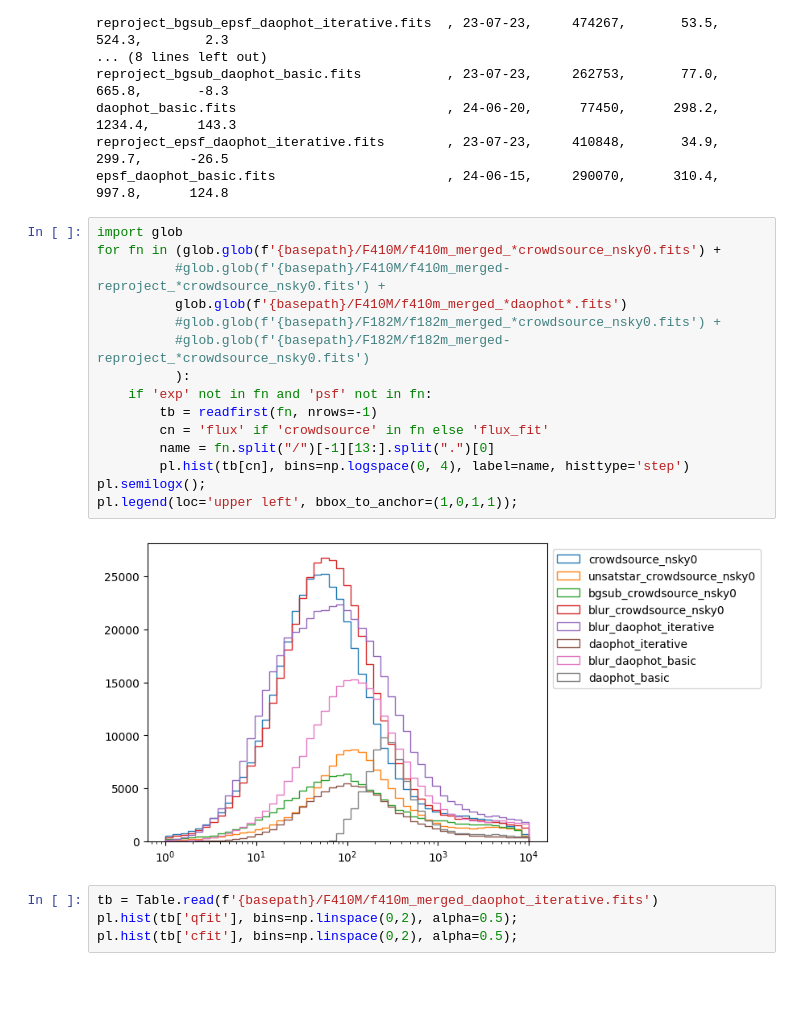
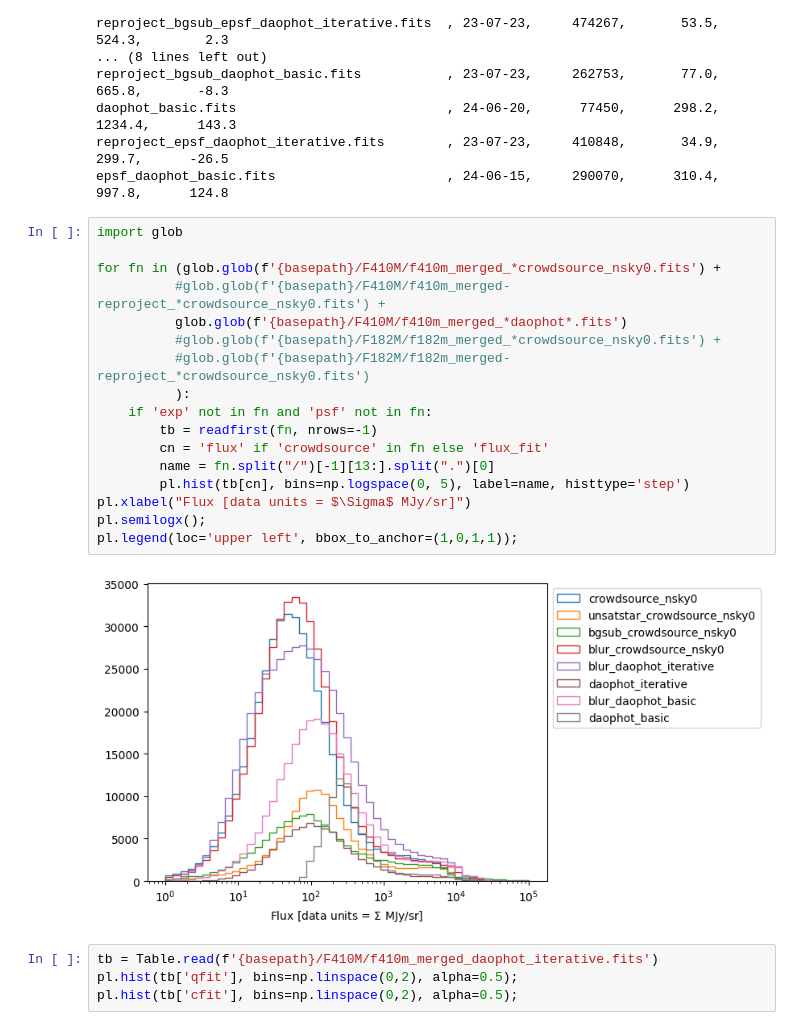
Before and after one commit to keflavich/brick-jwst-2221, a Jupyter notebook: notebooks/SanityCheck-WhyCatalogWeird.ipynb, the cells around one changed output. Drawn from its saved outputs; the diff is of its cells as text; blank space fills up the shorter version.

```diff
--- a/notebooks/SanityCheck-WhyCatalogWeird.ipynb
+++ b/notebooks/SanityCheck-WhyCatalogWeird.ipynb
@@ -378,21 +378,23 @@ reproject_epsf_daophot_iterative.fits        , 23-07-23,     410848,       34.9,
 epsf_daophot_basic.fits                      , 24-06-15,     290070,      310.4,      997.8,      124.8
 # %%
 import glob
+
 for fn in (glob.glob(f'{basepath}/F410M/f410m_merged_*crowdsource_nsky0.fits') +
           #glob.glob(f'{basepath}/F410M/f410m_merged-reproject_*crowdsource_nsky0.fits') +
           glob.glob(f'{basepath}/F410M/f410m_merged_*daophot*.fits')
           #glob.glob(f'{basepath}/F182M/f182m_merged_*crowdsource_nsky0.fits') +
           #glob.glob(f'{basepath}/F182M/f182m_merged-reproject_*crowdsource_nsky0.fits')
           ):
     if 'exp' not in fn and 'psf' not in fn:
         tb = readfirst(fn, nrows=-1)
         cn = 'flux' if 'crowdsource' in fn else 'flux_fit'
         name = fn.split("/")[-1][13:].split(".")[0]
-        pl.hist(tb[cn], bins=np.logspace(0, 4), label=name, histtype='step')
+        pl.hist(tb[cn], bins=np.logspace(0, 5), label=name, histtype='step')
+pl.xlabel("Flux [data units = $\Sigma$ MJy/sr]")
 pl.semilogx();
 pl.legend(loc='upper left', bbox_to_anchor=(1,0,1,1));
 # %% [output]
-[figure, old version]
+[figure, new version]
 # %%
 tb = Table.read(f'{basepath}/F410M/f410m_merged_daophot_iterative.fits')
 pl.hist(tb['qfit'], bins=np.linspace(0,2), alpha=0.5);
```
Also changed, not shown: parts of 2 cells of this notebook, 2 other files.
